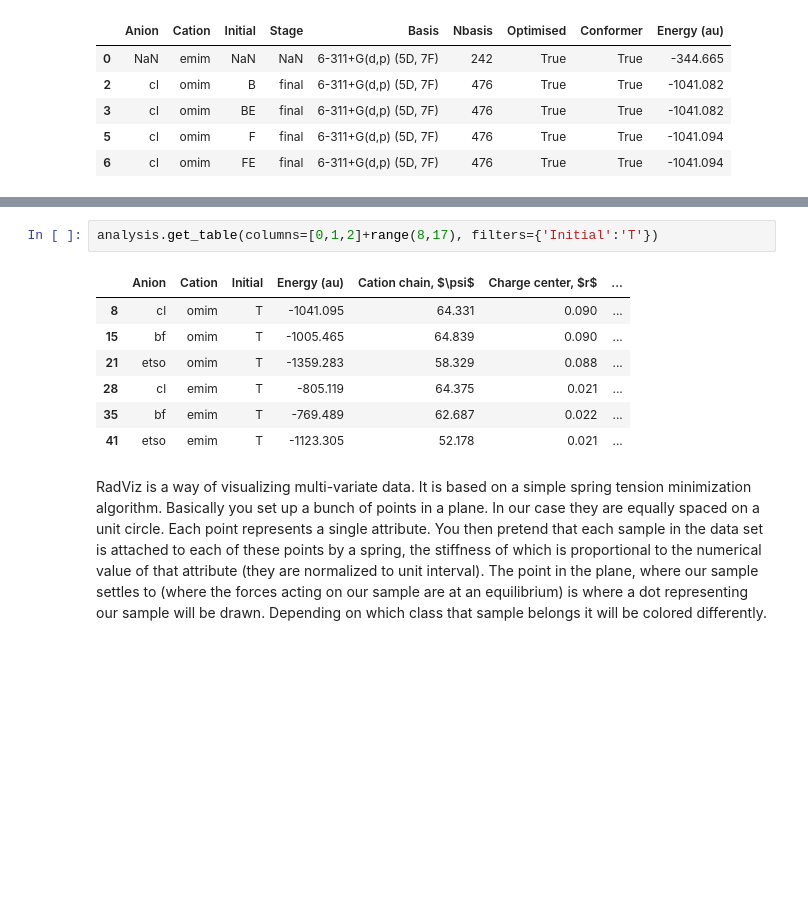
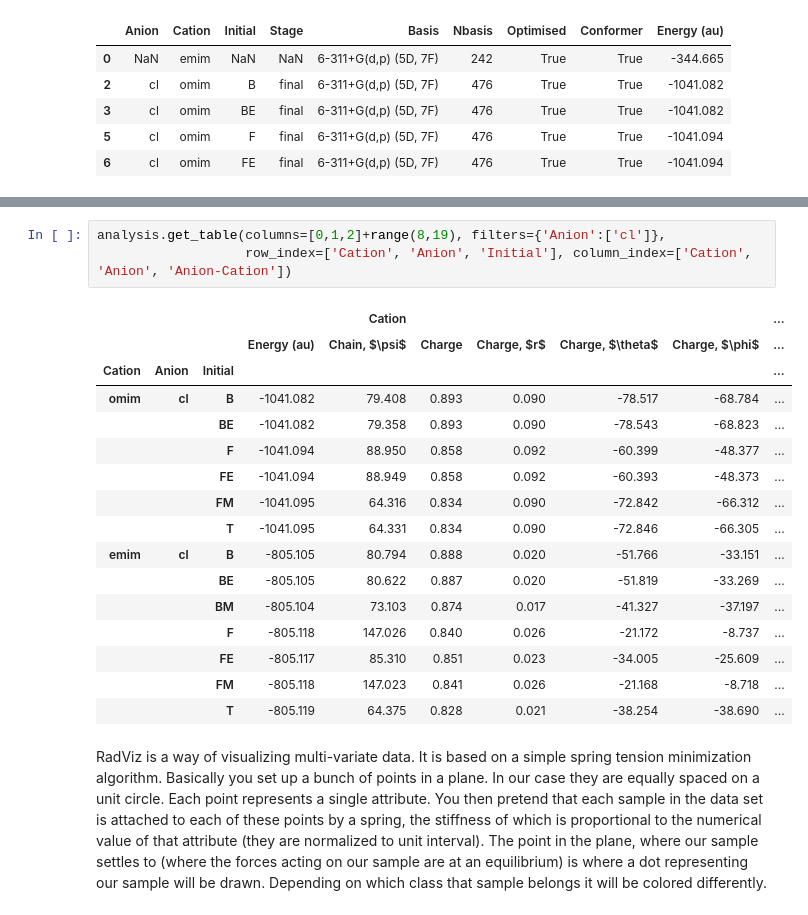
Before and after one commit to chrisjsewell/PyGauss, a Jupyter notebook: ipython_notebooks/IL-GQD Analysis.ipynb, the cells around one changed output, grey strips where cells are left out. Cells and saved outputs as stored; diff of their text form; blank space fills up the shorter version.

```diff
--- a/ipython_notebooks/IL-GQD Analysis.ipynb
+++ b/ipython_notebooks/IL-GQD Analysis.ipynb
@@ -232,15 +240,25 @@ add_subset_properties({'Cation':'omim','Anion':'cl'}, [1, 4, 9, 17], range(1, 16
 add_subset_properties({'Cation':'omim','Anion':'bf'}, [1, 4, 9, 21], range(1, 16)+range(22, 43), range(16, 22), 16)
 add_subset_properties({'Cation':'omim','Anion':'etso'}, [1, 4, 9, 28], range(1, 16)+range(28, 50), range(16, 28), 16)
 # %%
-analysis.get_table(columns=[0,1,2]+range(8,17), filters={'Initial':'T'})
+analysis.get_table(columns=[0,1,2]+range(8,19), filters={'Anion':['cl']},
+                   row_index=['Cation', 'Anion', 'Initial'], column_index=['Cation', 'Anion', 'Anion-Cation'])
 # %% [output]
-|  | Anion | Cation | Initial | Energy (au) | Cation chain, $\psi$ | Charge center, $r$ | ... |
-| 8 | cl | omim | T | -1041.095 | 64.331 | 0.090 | ... |
-| 15 | bf | omim | T | -1005.465 | 64.839 | 0.090 | ... |
-| 21 | etso | omim | T | -1359.283 | 58.329 | 0.088 | ... |
-| 28 | cl | emim | T | -805.119 | 64.375 | 0.021 | ... |
-| 35 | bf | emim | T | -769.489 | 62.687 | 0.022 | ... |
-| 41 | etso | emim | T | -1123.305 | 52.178 | 0.021 | ... |
+|  |  |  |  | Cation |  |  |  |  | ... |
+|  |  |  | Energy (au) | Chain, $\psi$ | Charge | Charge, $r$ | Charge, $\theta$ | Charge, $\phi$ | ... |
+| Cation | Anion | Initial |  |  |  |  |  |  | ... |
+| omim | cl | B | -1041.082 | 79.408 | 0.893 | 0.090 | -78.517 | -68.784 | ... |
+|  |  | BE | -1041.082 | 79.358 | 0.893 | 0.090 | -78.543 | -68.823 | ... |
+|  |  | F | -1041.094 | 88.950 | 0.858 | 0.092 | -60.399 | -48.377 | ... |
+|  |  | FE | -1041.094 | 88.949 | 0.858 | 0.092 | -60.393 | -48.373 | ... |
+|  |  | FM | -1041.095 | 64.316 | 0.834 | 0.090 | -72.842 | -66.312 | ... |
+|  |  | T | -1041.095 | 64.331 | 0.834 | 0.090 | -72.846 | -66.305 | ... |
+| emim | cl | B | -805.105 | 80.794 | 0.888 | 0.020 | -51.766 | -33.151 | ... |
+|  |  | BE | -805.105 | 80.622 | 0.887 | 0.020 | -51.819 | -33.269 | ... |
+|  |  | BM | -805.104 | 73.103 | 0.874 | 0.017 | -41.327 | -37.197 | ... |
+|  |  | F | -805.118 | 147.026 | 0.840 | 0.026 | -21.172 | -8.737 | ... |
+|  |  | FE | -805.117 | 85.310 | 0.851 | 0.023 | -34.005 | -25.609 | ... |
+|  |  | FM | -805.118 | 147.023 | 0.841 | 0.026 | -21.168 | -8.718 | ... |
+|  |  | T | -805.119 | 64.375 | 0.828 | 0.021 | -38.254 | -38.690 | ... |
 # %% [markdown]
 RadViz is a way of visualizing multi-variate data. It is based on a simple spring tension minimization algorithm. Basically you set up a bunch of points in a plane. In our case they are equally spaced on a unit circle. Each point represents a single attribute. You then pretend that each sample in the data set is attached to each of these points by a spring, the stiffness of which is proportional to the numerical value of that attribute (they are normalized to unit interval). The point in the plane, where our sample settles to (where the forces acting on our sample are at an equilibrium) is where a dot representing our sample will be drawn. Depending on which class that sample belongs it will be colored differently.
 # %%
```
Also changed, not shown: parts of 9 cells of this notebook, 1 other file.
